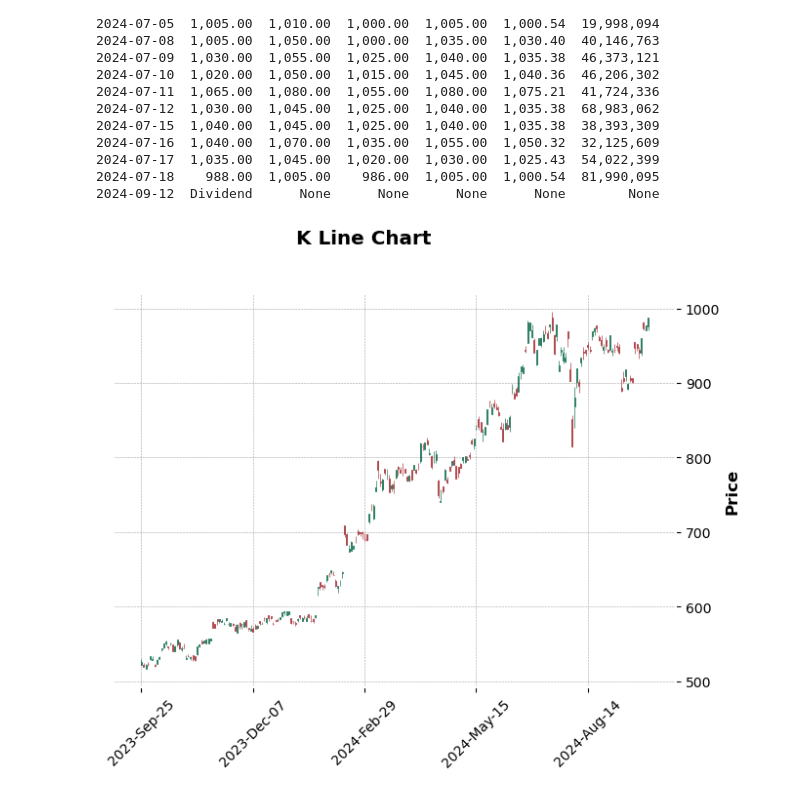
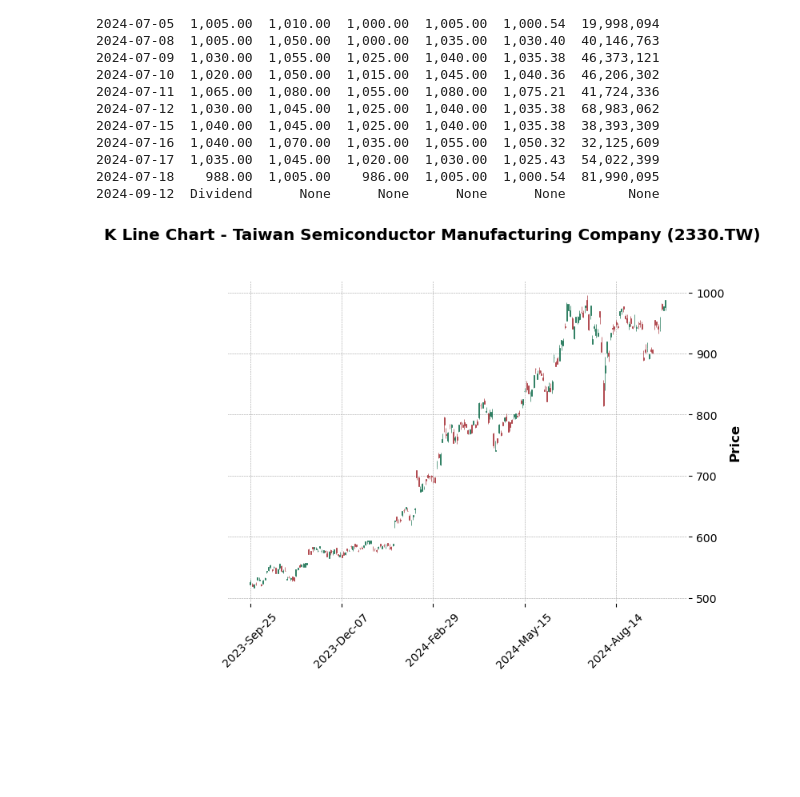
Before and after one commit to happk/Homework_for_Financial-Big-Data-Analysis, a Jupyter notebook: hw1/hw1.ipynb, the cells around one changed output. Cells and saved outputs as stored; diff of their text form; code cells hidden in the pictures; blank space fills up the shorter version.

```diff
--- a/hw1/hw1.ipynb
+++ b/hw1/hw1.ipynb
@@ -229,9 +229,10 @@ df[['Open', 'High', 'Low', 'Close', 'Volume']] = df[['Open', 'High', 'Low', 'Clo
 import mplfinance as mpf
 # %%
 # 使用 mplfinance 繪製 K 線圖
-mpf.plot(df, type='candle', style='charles', volume=False, title='K Line Chart', ylabel='Price', ylabel_lower='Volume')
+mpf.plot(df, type='candle', style='charles', volume=False, title='K Line Chart - Taiwan Semiconductor Manufacturing Company (2330.TW)'
+         , ylabel='Price', ylabel_lower='Volume')
 # %% [output]
-[figure, old version]
+[figure, new version]
 # %%
 # 指定格式
 mpf.plot(df,
```
Also changed, not shown: parts of 2 cells of this notebook.
